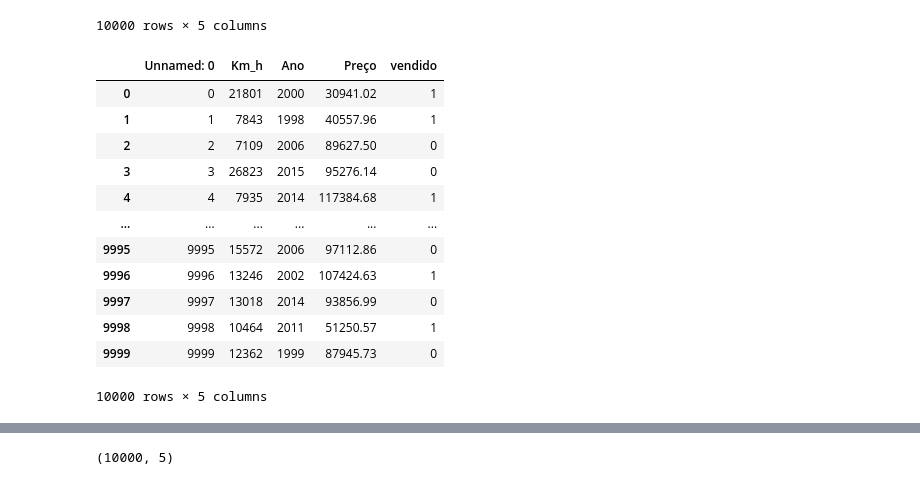
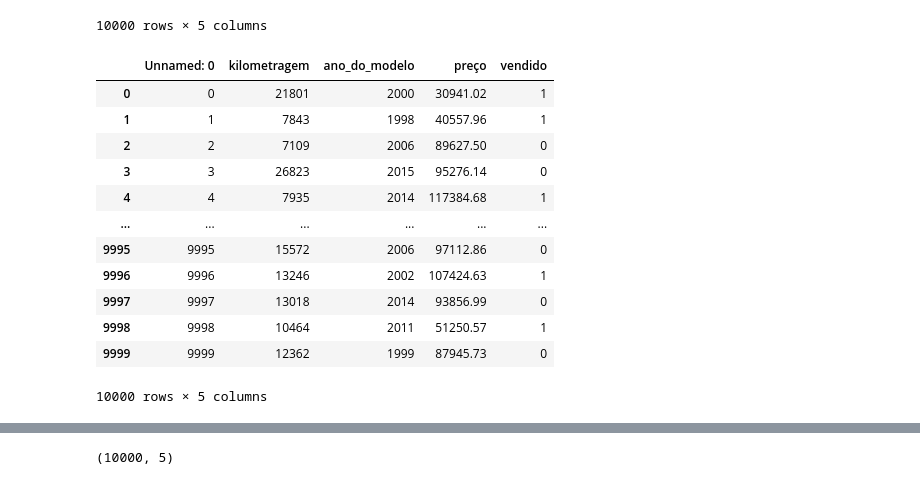
Before and after one commit to Elberth-Git/ml_car_prices, a Jupyter notebook: Car_price.ipynb, the cells around one changed output, grey strips where cells are left out. Cells and saved outputs as stored; diff of their text form; code cells hidden in the pictures.

```diff
--- a/Car_price.ipynb
+++ b/Car_price.ipynb
@@ -38,24 +40,24 @@ display(df)
 10000 rows × 5 columns
 # %%
 map = {
-    'mileage_per_year': 'Km_h',
-    'model_year': 'Ano',
-    'price': 'Preço',
+    'mileage_per_year': 'kilometragem',
+    'model_year': 'ano_do_modelo',
+    'price': 'preço',
     'sold': 'vendido',
 }
 
 dados = df.rename(columns=map)
 
 # Mapeamento de 'yes' e 'no' para 1 e 0 na coluna 'vendido'
 dados['vendido'] = dados['vendido'].map({'yes': 1, 'no': 0})
 
 display(dados)
 
 #df = df.rename(columns=map)
 #df = df.rename(columns=yes_no_map)
 #display(df)
 # %% [output]
-|  | Unnamed: 0 | Km_h | Ano | Preço | vendido |
+|  | Unnamed: 0 | kilometragem | ano_do_modelo | preço | vendido |
 | 0 | 0 | 21801 | 2000 | 30941.02 | 1 |
 | 1 | 1 | 7843 | 1998 | 40557.96 | 1 |
 | 2 | 2 | 7109 | 2006 | 89627.50 | 0 |
```
Also changed, not shown: parts of 22 cells of this notebook.
